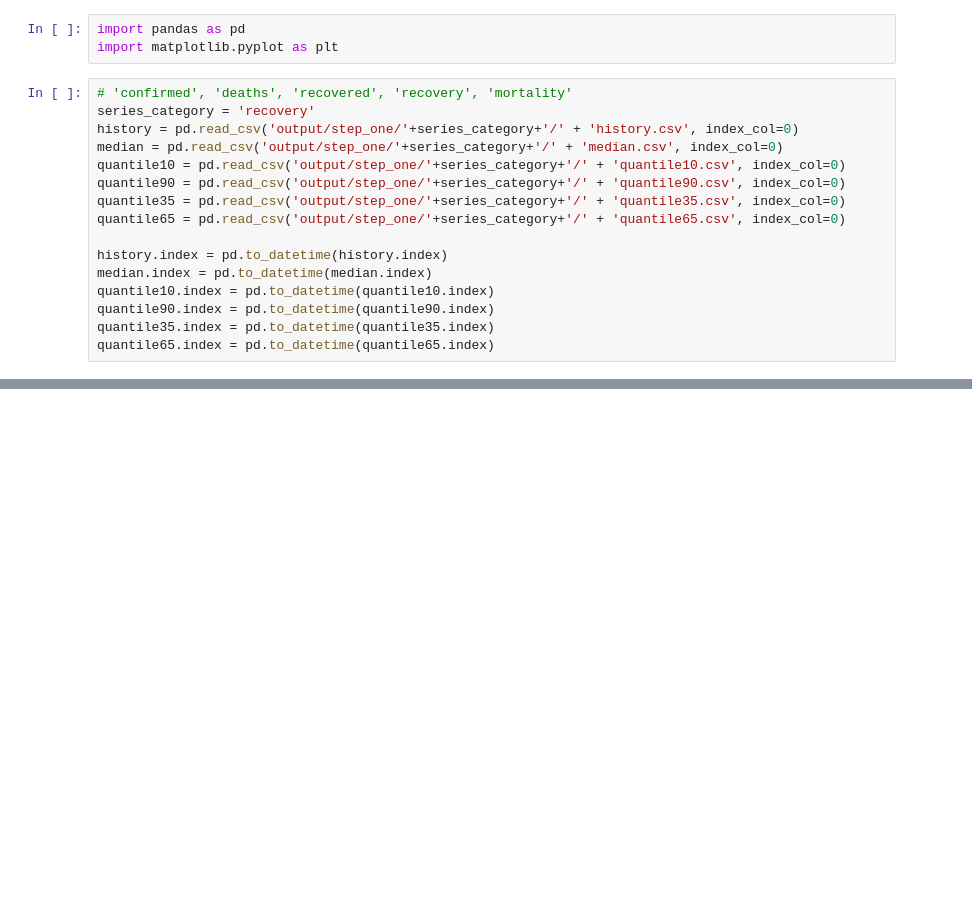
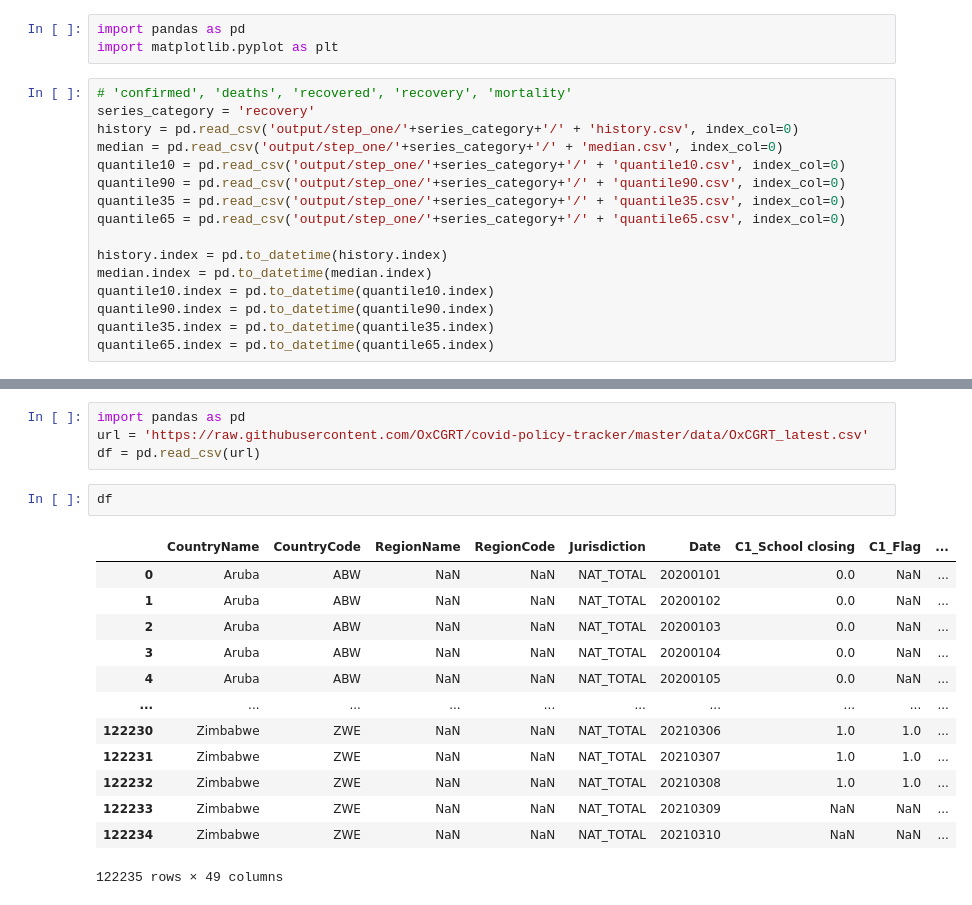
Before and after one commit to Mrzhouqifei/SUSTAIN, a Jupyter notebook: plot.ipynb, the cells around one changed output, grey strips where cells are left out. Cells and saved outputs as stored; diff of their text form; blank space fills up the shorter version.

```diff
--- a/plot.ipynb
+++ b/plot.ipynb
@@ -32,0 +33,20 @@ plt.legend(loc='upper left')
+# %%
+import pandas as pd
+url = 'https://raw.githubusercontent.com/OxCGRT/covid-policy-tracker/master/data/OxCGRT_latest.csv'
+df = pd.read_csv(url)
+# %%
+df
+# %% [output]
+|  | CountryName | CountryCode | RegionName | RegionCode | Jurisdiction | Date | C1_School closing | C1_Flag | ... |
+| 0 | Aruba | ABW | NaN | NaN | NAT_TOTAL | 20200101 | 0.0 | NaN | ... |
+| 1 | Aruba | ABW | NaN | NaN | NAT_TOTAL | 20200102 | 0.0 | NaN | ... |
+| 2 | Aruba | ABW | NaN | NaN | NAT_TOTAL | 20200103 | 0.0 | NaN | ... |
+| 3 | Aruba | ABW | NaN | NaN | NAT_TOTAL | 20200104 | 0.0 | NaN | ... |
+| 4 | Aruba | ABW | NaN | NaN | NAT_TOTAL | 20200105 | 0.0 | NaN | ... |
+| ... | ... | ... | ... | ... | ... | ... | ... | ... | ... |
+| 122230 | Zimbabwe | ZWE | NaN | NaN | NAT_TOTAL | 20210306 | 1.0 | 1.0 | ... |
+| 122231 | Zimbabwe | ZWE | NaN | NaN | NAT_TOTAL | 20210307 | 1.0 | 1.0 | ... |
+| 122232 | Zimbabwe | ZWE | NaN | NaN | NAT_TOTAL | 20210308 | 1.0 | 1.0 | ... |
+| 122233 | Zimbabwe | ZWE | NaN | NaN | NAT_TOTAL | 20210309 | NaN | NaN | ... |
+| 122234 | Zimbabwe | ZWE | NaN | NaN | NAT_TOTAL | 20210310 | NaN | NaN | ... |
+122235 rows × 49 columns
```
Also changed, not shown: parts of 1 cell of this notebook, 42 other files.
